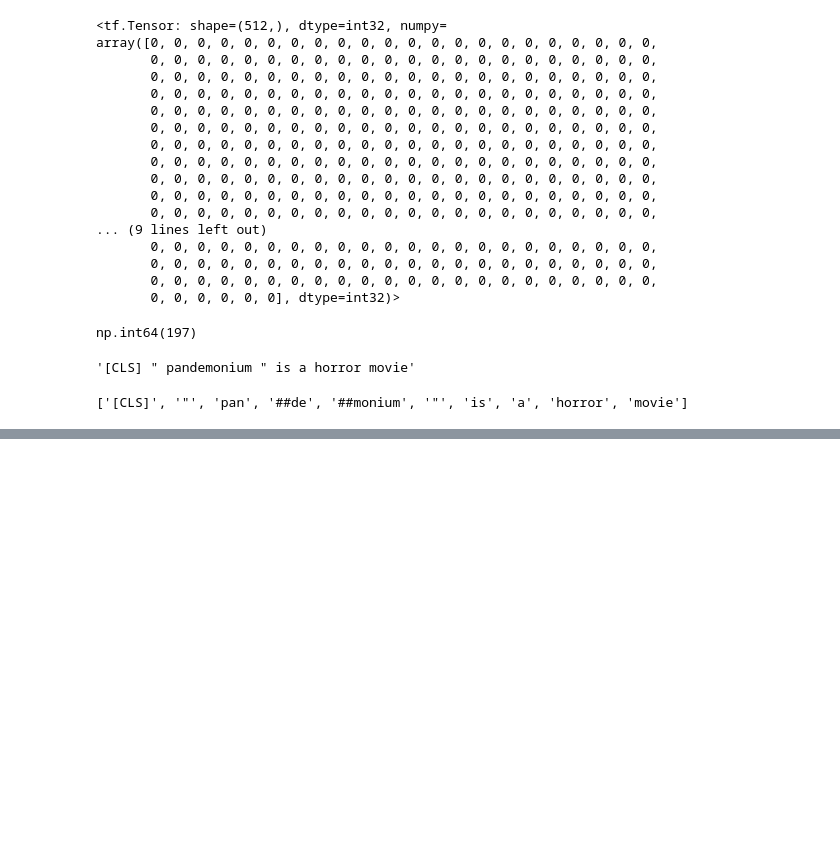
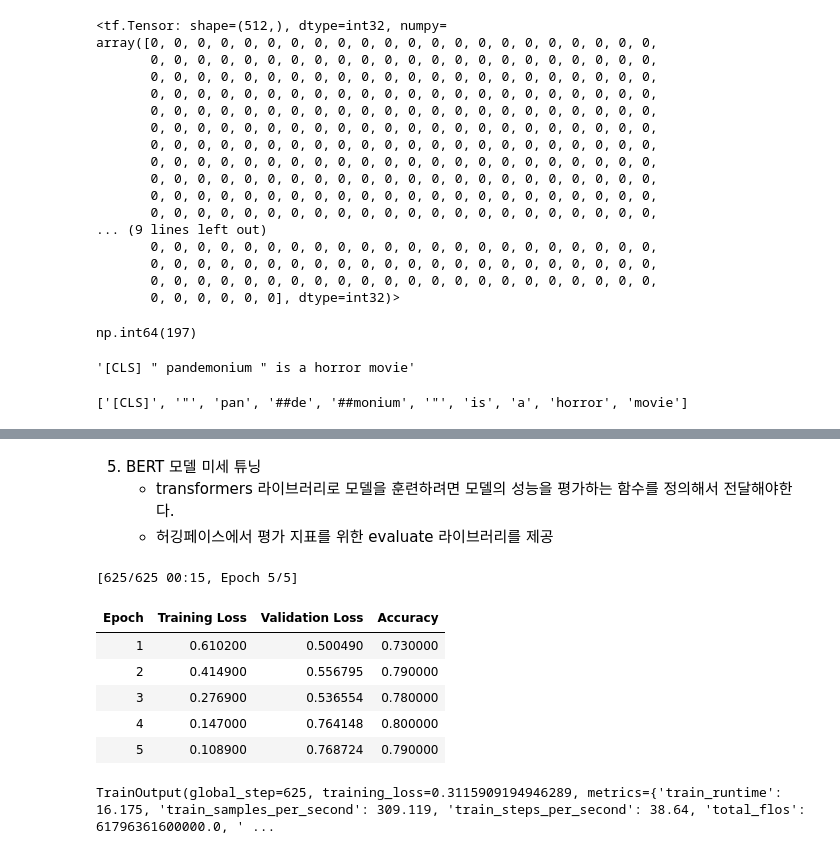
Before and after one commit to redinbluesky/hongong-study-deeplearning, a Jupyter notebook: 04-02 전이 학습으로 영화 리뷰 텍스트 감성 분류하기.ipynb, the cells around one changed output, grey strips where cells are left out. Saved outputs shown, nothing was run; the diff lists cells and outputs as text; code cells hidden in the pictures; blank space fills up the shorter version.

```diff
--- a/04-02 전이 학습으로 영화 리뷰 텍스트 감성 분류하기.ipynb
+++ b/04-02 전이 학습으로 영화 리뷰 텍스트 감성 분류하기.ipynb
@@ -508,0 +688,57 @@ print(tokens)
+# %% [markdown]
+5. BERT 모델 미세 튜닝
+    - transformers 라이브러리로 모델을 훈련하려면 모델의 성능을 평가하는 함수를 정의해서 전달해야한다.
+    - 허깅페이스에서 평가 지표를 위한 evaluate 라이브러리를 제공
+# %%
+import evaluate
+
+# evaluate 라이브러리를 사용해 정확도 측정
+#   - accuracy : 정확도 측정 지표
+metric = evaluate.load("accuracy")
+
+import numpy as np
+
+# 모델의 훈련 과정에서 에포크가 끝날 때마다 검증 데이터셋의 정확도를 계산하기 위해 호출된다.
+#def compute_metrics(eval_pred):
+    # eval_pred: (예측값, 실제값) 튜플
+    #    - logits: 모델이 예측한 값, shape(배치 크기, 클래스 개수)
+    #    - labels: 실제 레이블, shape(배치 크기,)
+    #logits, labels = eval_pred
+    # argmax(axis=-1): 가장 큰 값의 인덱스를 반환, 즉 0 또는 1
+ #   predictions = np.argmax(logits, axis=-1)
+ #   return metric.compute(predictions=predictions, references=labels)
+
+def compute_metrics(eval_pred):
+    # (100, 2), (100,)
+    logits, labels = eval_pred
+    predictions = np.argmax(logits, axis=-1)
+    return metric.compute(predictions=predictions, references=labels)
+# %%
+from transformers import TrainingArguments, Trainer
+
+training_args = TrainingArguments(
+    output_dir="bert_kor_nsmc", # 훈련된 모델과 체크포인트를 저장할 디렉터리
+    num_train_epochs=5,         # 훈련에 사용할 에포크 수
+    save_strategy="epoch",  # 에포크가 끝날 때마다 모델 저장
+    eval_strategy="epoch", # 에포크가 끝날 때마다 평가
+    logging_steps=len(nsmc_train) // 8, # 1 에포크 동안 로깅하는 횟수
+    load_best_model_at_end=True, # 가장 성능이 좋은 모델을 훈련이 끝난 후에 불러옴
+    report_to="none", # 훈련 과정에서 생성되는 로그를 저장하지 않음
+)
+# %%
+trainer = Trainer(model=bert_kor,
+                  train_dataset=nsmc_train,
+                  eval_dataset=nsmc_test,
+                  args=training_args,
+                  compute_metrics=compute_metrics)
+# 훈련된 모델을 사용하기 때문에 몇 번의 에포크만에 정확도 80%에 도달한다.
+trainer.train()
+# %% [output]
+[625/625 00:15, Epoch 5/5]
+| Epoch | Training Loss | Validation Loss | Accuracy |
+| 1 | 0.610200 | 0.500490 | 0.730000 |
+| 2 | 0.414900 | 0.556795 | 0.790000 |
+| 3 | 0.276900 | 0.536554 | 0.780000 |
+| 4 | 0.147000 | 0.764148 | 0.800000 |
+| 5 | 0.108900 | 0.768724 | 0.790000 |
+TrainOutput(global_step=625, training_loss=0.3115909194946289, metrics={'train_runtime': 16.175, 'train_samples_per_second': 309.119, 'train_steps_per_second': 38.64, 'total_flos': 61796361600000.0, ' ...
```
Also changed, not shown: parts of 19 cells of this notebook, 1 other file.
